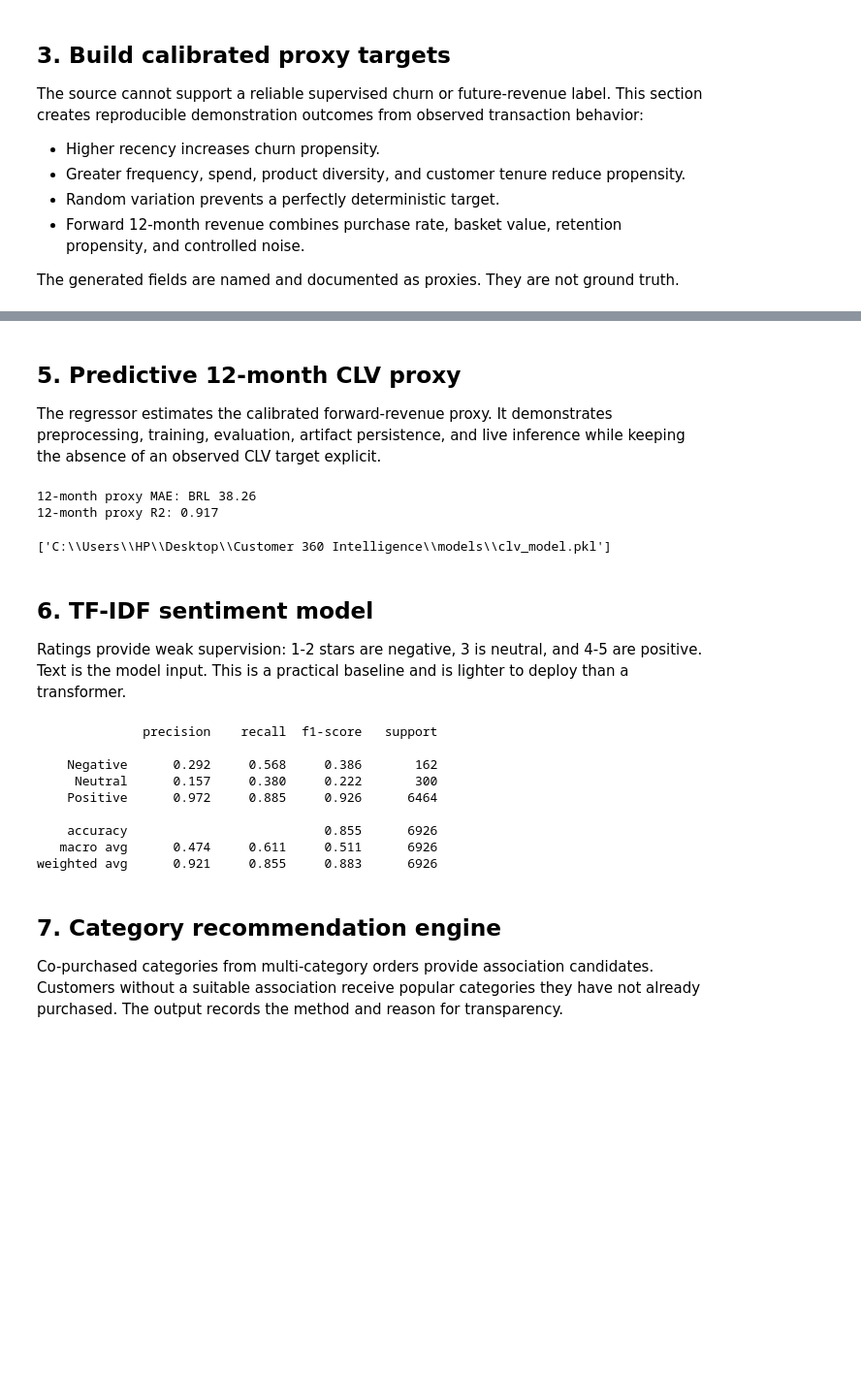
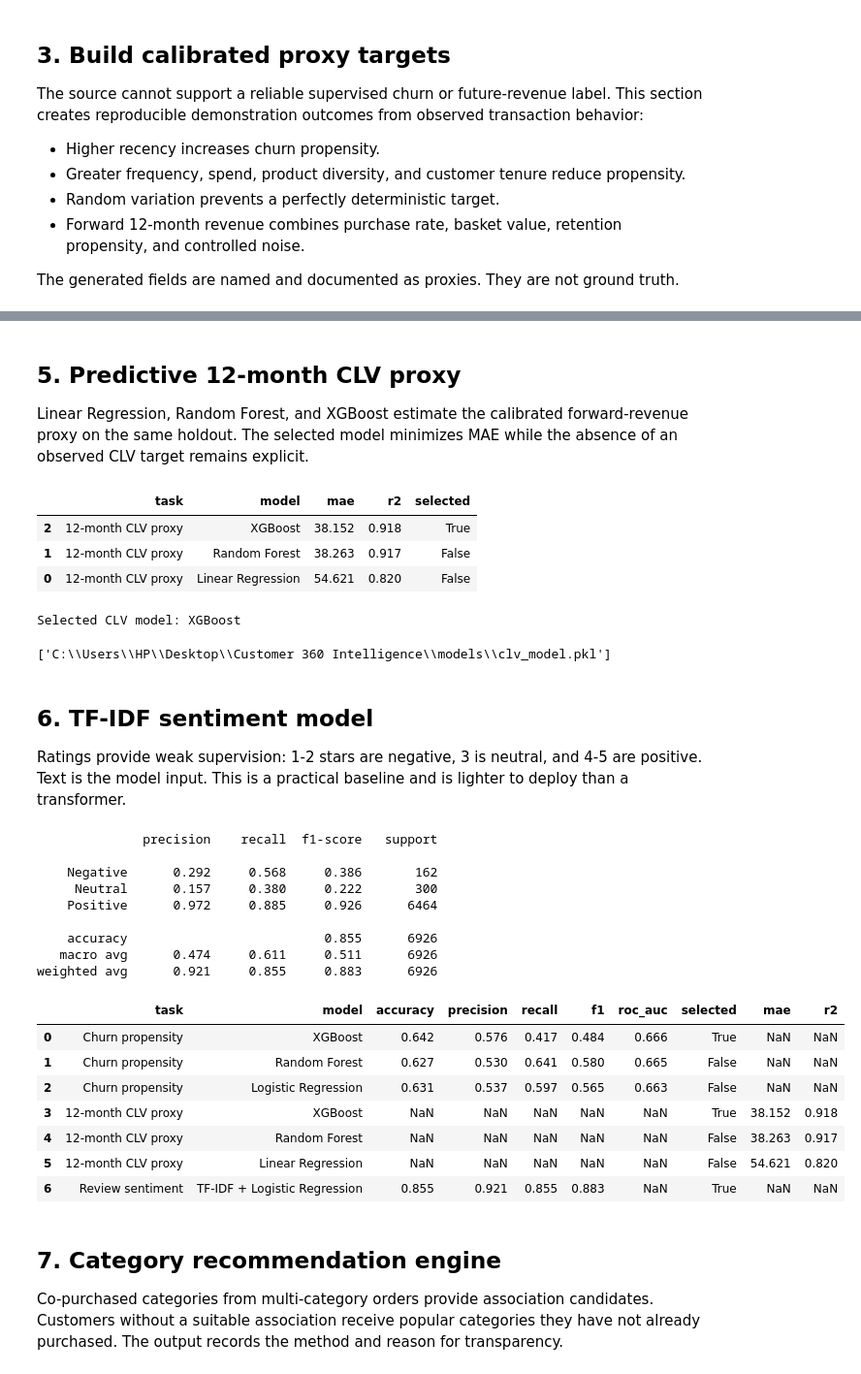
Before and after one commit to suhani-chauhan56/Customer-360-Intelligence-Platform, a Jupyter notebook: notebooks/05_ML_Models.ipynb, the cells around one changed output, grey strips where cells are left out. Shown at 97% size. Drawn from its saved outputs; the diff is of its cells as text; code cells hidden in the pictures; blank space fills up the shorter version.

Commit message:
feat: implement full-stack CustomerAtlas AI platform with ETL pipelines, ML model evaluation, SQL warehouse schema, and Streamlit dashboard

```diff
--- a/notebooks/05_ML_Models.ipynb
+++ b/notebooks/05_ML_Models.ipynb
@@ -296,7 +327,7 @@ weighted avg      0.643     0.627     0.631     18997
 # %% [markdown]
 ## 5. Predictive 12-month CLV proxy
 
-The regressor estimates the calibrated forward-revenue proxy. It demonstrates preprocessing, training, evaluation, artifact persistence, and live inference while keeping the absence of an observed CLV target explicit.
+Linear Regression, Random Forest, and XGBoost estimate the calibrated forward-revenue proxy on the same holdout. The selected model minimizes MAE while the absence of an observed CLV target remains explicit.
 # %%
 X_train, X_test, y_train, y_test = train_test_split(
     training[model_columns],
@@ -304,24 +335,42 @@ X_train, X_test, y_train, y_test = train_test_split(
     test_size=0.2,
     random_state=42,
 )
-clv_model = RandomForestRegressor(
-    n_estimators=160,
-    max_depth=9,
-    min_samples_leaf=12,
-    n_jobs=-1,
-    random_state=42,
-)
-clv_model.fit(X_train, y_train)
-clv_test_predictions = clv_model.predict(X_test).clip(0)
-print(f"12-month proxy MAE: BRL {mean_absolute_error(y_test, clv_test_predictions):,.2f}")
-print(f"12-month proxy R2: {r2_score(y_test, clv_test_predictions):.3f}")
+clv_candidates = {
+    "Linear Regression": Pipeline([("scale", StandardScaler()), ("model", LinearRegression())]),
+    "Random Forest": RandomForestRegressor(
+        n_estimators=160, max_depth=9, min_samples_leaf=12, n_jobs=-1, random_state=42,
+    ),
+    "XGBoost": XGBRegressor(
+        n_estimators=260, max_depth=4, learning_rate=0.05, subsample=0.85,
+        colsample_bytree=0.85, objective="reg:squarederror", n_jobs=-1, random_state=42,
+    ),
+}
+clv_results = []
+for model_name, candidate in clv_candidates.items():
+    candidate.fit(X_train, y_train)
+    prediction = np.clip(candidate.predict(X_test), 0, None)
+    clv_results.append({
+        "task": "12-month CLV proxy", "model": model_name,
+        "mae": mean_absolute_error(y_test, prediction),
+        "r2": r2_score(y_test, prediction),
+    })
+clv_comparison = pd.DataFrame(clv_results).sort_values("mae")
+selected_clv_name = clv_comparison.iloc[0]["model"]
+clv_comparison["selected"] = clv_comparison["model"].eq(selected_clv_name)
+clv_model = clv_candidates[selected_clv_name]
+clv_test_predictions = np.clip(clv_model.predict(X_test), 0, None)
+display(clv_comparison.round(3))
+print(f"Selected CLV model: {selected_clv_name}")
 
 features["predicted_clv"] = clv_model.predict(current_model_frame).clip(0)
 features["predicted_90d_revenue"] = features["predicted_clv"] / 4
 joblib.dump(clv_model, MODELS / "clv_model.pkl")
 # %% [output]
+|  | task | model | mae | r2 | selected |
+| 2 | 12-month CLV proxy | XGBoost | 38.152 | 0.918 | True |
+| 1 | 12-month CLV proxy | Random Forest | 38.263 | 0.917 | False |
+| 0 | 12-month CLV proxy | Linear Regression | 54.621 | 0.820 | False |
-12-month proxy MAE: BRL 38.26
-12-month proxy R2: 0.917
+Selected CLV model: XGBoost
 ['C:\\Users\\HP\\Desktop\\Customer 360 Intelligence\\models\\clv_model.pkl']
 # %% [markdown]
 ## 6. TF-IDF sentiment model
@@ -345,36 +394,56 @@ sentiment_model = Pipeline([
     ("model", LogisticRegression(max_iter=1_000, class_weight="balanced")),
 ])
 sentiment_model.fit(text_train, label_train)
-print(classification_report(label_test, sentiment_model.predict(text_test), digits=3))
+sentiment_test_predictions = sentiment_model.predict(text_test)
+print(classification_report(label_test, sentiment_test_predictions, digits=3))
 joblib.dump(sentiment_model, MODELS / "sentiment_model.pkl")
+
+sentiment_result = pd.DataFrame([{
+    "task": "Review sentiment", "model": "TF-IDF + Logistic Regression", "selected": True,
+    "accuracy": accuracy_score(label_test, sentiment_test_predictions),
+    "precision": precision_score(label_test, sentiment_test_predictions, average="weighted", zero_division=0),
+    "recall": recall_score(label_test, sentiment_test_predictions, average="weighted", zero_division=0),
+    "f1": f1_score(label_test, sentiment_test_predictions, average="weighted", zero_division=0),
+}])
+model_evaluation = pd.concat([churn_comparison, clv_comparison, sentiment_result], ignore_index=True)
+model_evaluation.to_csv(PROCESSED / "model_evaluation.csv", index=False)
+display(model_evaluation.round(3))
 
 sentiment_data["predicted_sentiment"] = sentiment_model.predict(sentiment_data["review_text"])
 product_sentiment = (
     sentiment_data.groupby("category_name", as_index=False)
     .agg(
         avg_rating=("rating", "mean"),
         review_count=("review_key", "count"),
         avg_sentiment_score=("sentiment_score", "mean"),
         positive_share=("predicted_sentiment", lambda values: values.eq("Positive").mean()),
         negative_share=("predicted_sentiment", lambda values: values.eq("Negative").mean()),
     )
 )
 product_sentiment["sentiment_label"] = np.select(
     [product_sentiment["negative_share"].ge(0.35), product_sentiment["positive_share"].ge(0.60)],
     ["Negative", "Positive"],
     default="Neutral",
 )
 product_sentiment.to_csv(PROCESSED / "product_sentiment.csv", index=False)
 # %% [output]
               precision    recall  f1-score   support
 
     Negative      0.292     0.568     0.386       162
      Neutral      0.157     0.380     0.222       300
     Positive      0.972     0.885     0.926      6464
 
     accuracy                          0.855      6926
    macro avg      0.474     0.611     0.511      6926
 weighted avg      0.921     0.855     0.883      6926
+|  | task | model | accuracy | precision | recall | f1 | roc_auc | selected | mae | r2 |
+| 0 | Churn propensity | XGBoost | 0.642 | 0.576 | 0.417 | 0.484 | 0.666 | True | NaN | NaN |
+| 1 | Churn propensity | Random Forest | 0.627 | 0.530 | 0.641 | 0.580 | 0.665 | False | NaN | NaN |
+| 2 | Churn propensity | Logistic Regression | 0.631 | 0.537 | 0.597 | 0.565 | 0.663 | False | NaN | NaN |
+| 3 | 12-month CLV proxy | XGBoost | NaN | NaN | NaN | NaN | NaN | True | 38.152 | 0.918 |
+| 4 | 12-month CLV proxy | Random Forest | NaN | NaN | NaN | NaN | NaN | False | 38.263 | 0.917 |
+| 5 | 12-month CLV proxy | Linear Regression | NaN | NaN | NaN | NaN | NaN | False | 54.621 | 0.820 |
+| 6 | Review sentiment | TF-IDF + Logistic Regression | 0.855 | 0.921 | 0.855 | 0.883 | NaN | True | NaN | NaN |
 # %% [markdown]
 ## 7. Category recommendation engine
 
```
Also changed, not shown: parts of 5 cells of this notebook, 14 other files.
